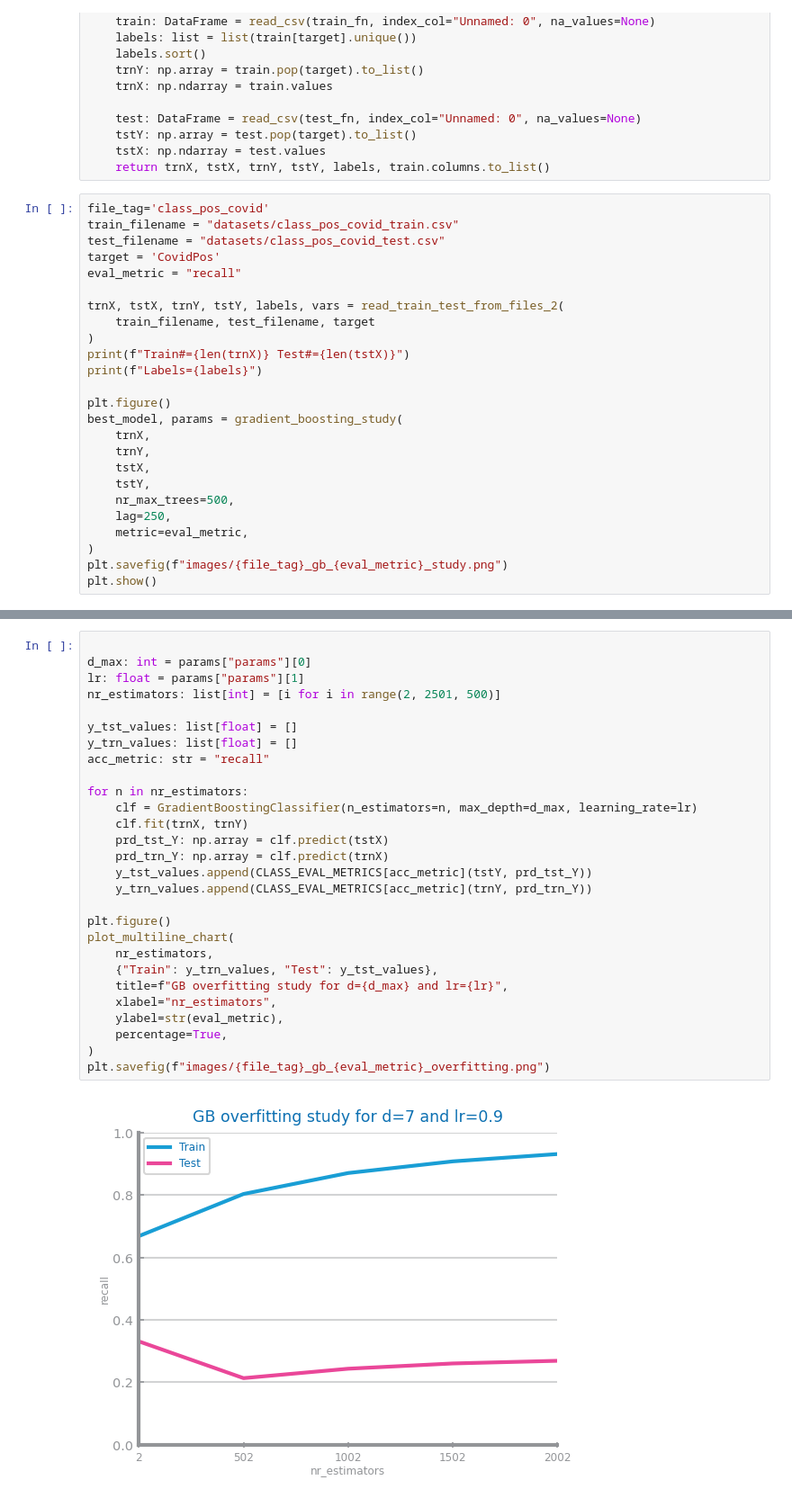
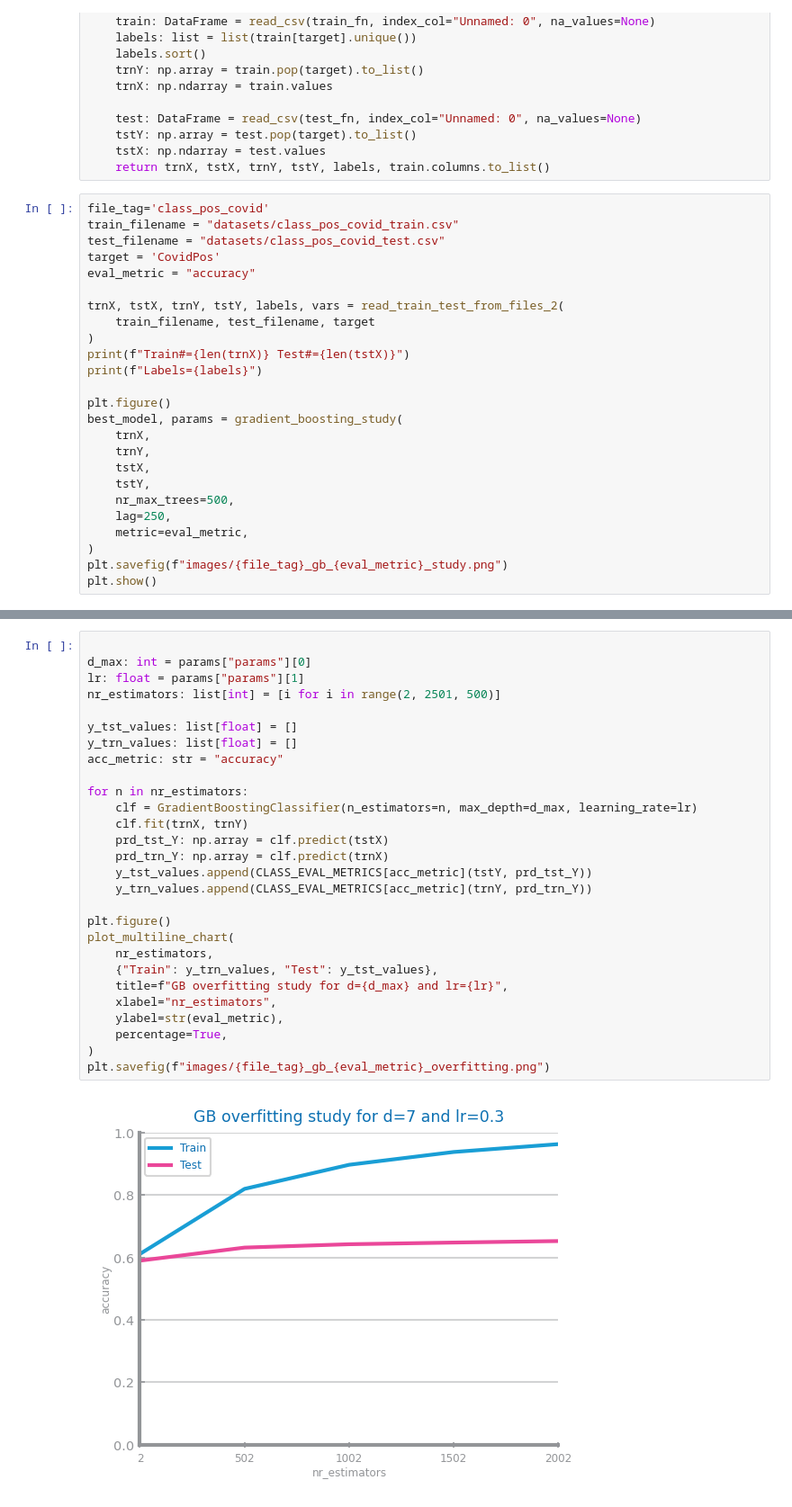
Before and after one commit to esteves3/data-science, a Jupyter notebook: pos-covid-evaluation-GB.ipynb, the cells around one changed output, grey strips where cells are left out. Shown: that part at 90% size. Drawn from its saved outputs; the diff is of its cells as text.

```diff
--- a/pos-covid-evaluation-GB.ipynb
+++ b/pos-covid-evaluation-GB.ipynb
@@ -101,7 +101,7 @@ file_tag='class_pos_covid'
 train_filename = "datasets/class_pos_covid_train.csv"
 test_filename = "datasets/class_pos_covid_test.csv"
 target = 'CovidPos'
-eval_metric = "recall"
+eval_metric = "accuracy"
 
 trnX, tstX, trnY, tstY, labels, vars = read_train_test_from_files_2(
     train_filename, test_filename, target
@@ -186,30 +186,30 @@ plt.savefig(f"images/{file_tag}_gb_{eval_metric}_vars_ranking.png")
 # %%
 
 d_max: int = params["params"][0]
 lr: float = params["params"][1]
 nr_estimators: list[int] = [i for i in range(2, 2501, 500)]
 
 y_tst_values: list[float] = []
 y_trn_values: list[float] = []
-acc_metric: str = "recall"
+acc_metric: str = "accuracy"
 
 for n in nr_estimators:
     clf = GradientBoostingClassifier(n_estimators=n, max_depth=d_max, learning_rate=lr)
     clf.fit(trnX, trnY)
     prd_tst_Y: np.array = clf.predict(tstX)
     prd_trn_Y: np.array = clf.predict(trnX)
     y_tst_values.append(CLASS_EVAL_METRICS[acc_metric](tstY, prd_tst_Y))
     y_trn_values.append(CLASS_EVAL_METRICS[acc_metric](trnY, prd_trn_Y))
 
 plt.figure()
 plot_multiline_chart(
     nr_estimators,
     {"Train": y_trn_values, "Test": y_tst_values},
     title=f"GB overfitting study for d={d_max} and lr={lr}",
     xlabel="nr_estimators",
     ylabel=str(eval_metric),
     percentage=True,
 )
 plt.savefig(f"images/{file_tag}_gb_{eval_metric}_overfitting.png")
 # %% [output]
-[figure, old version]
+[figure, new version]
```
Also changed, not shown: parts of 3 cells of this notebook, 33 other files.
